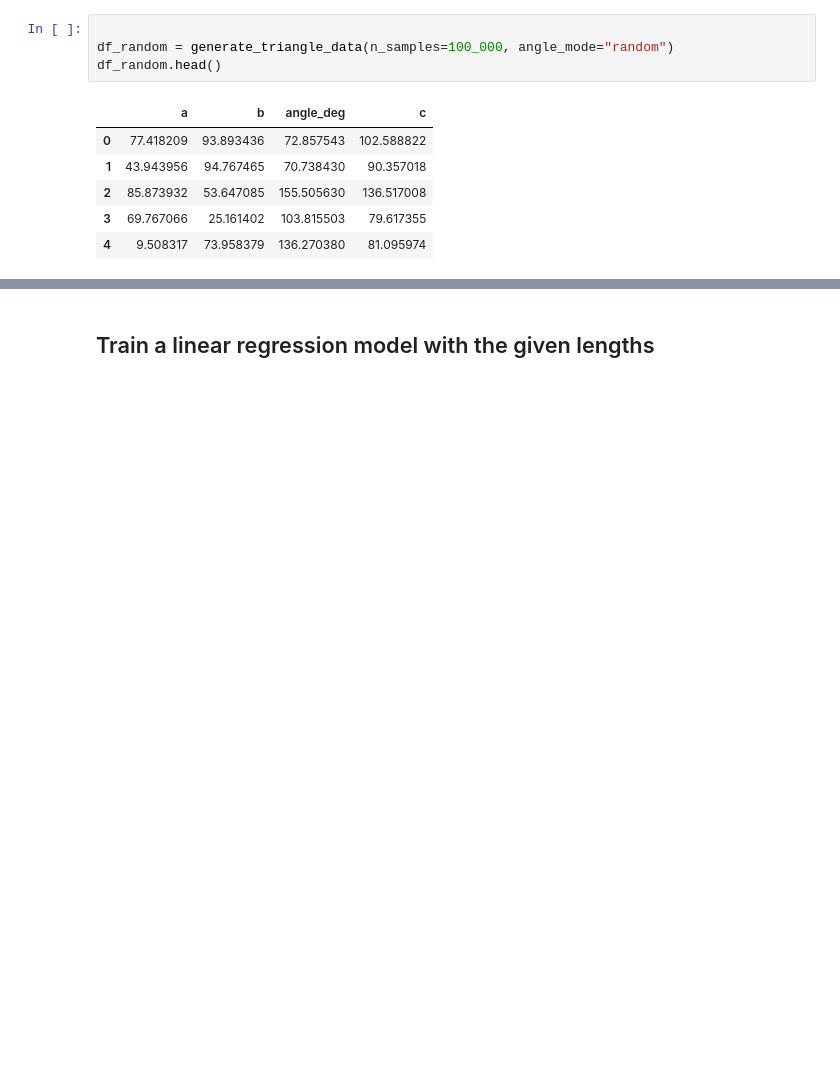
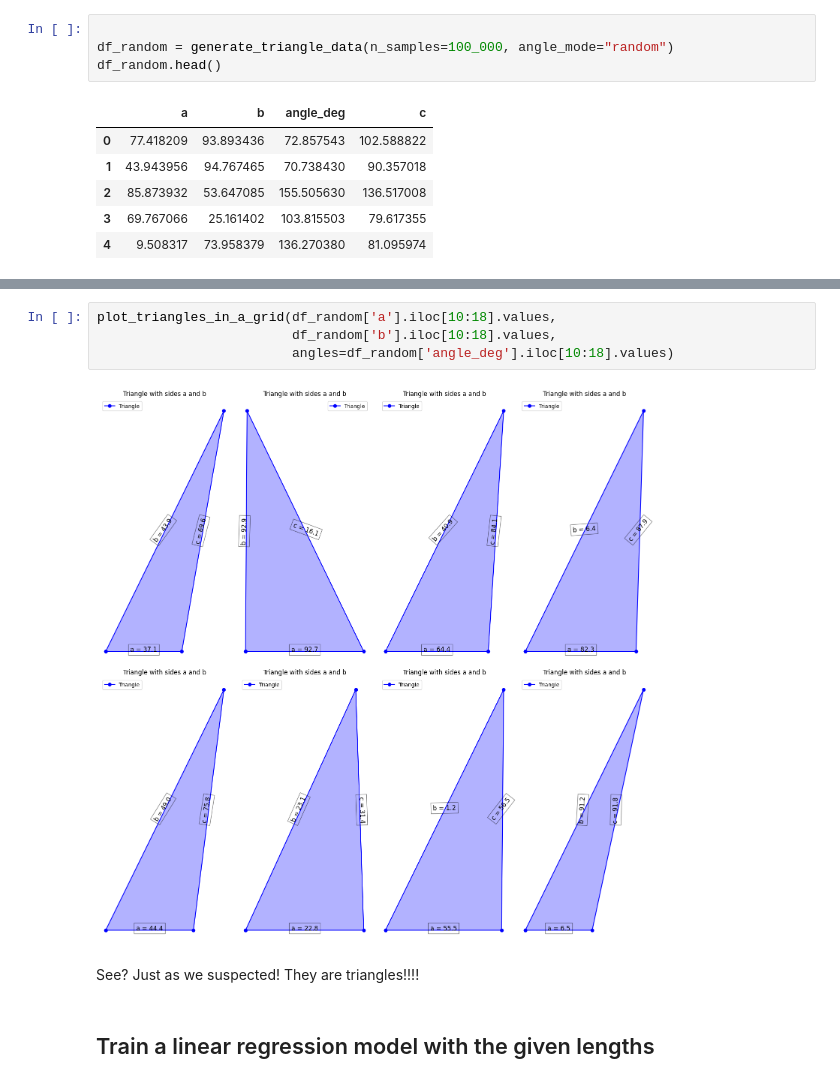
Before and after one commit to KaraMelih/HypotAI, a Jupyter notebook: notebooks/HypotenusProject.ipynb, the cells around one changed output, grey strips where cells are left out. Saved outputs shown, nothing was run; the diff lists cells and outputs as text; blank space fills up the shorter version.

```diff
--- a/notebooks/HypotenusProject.ipynb
+++ b/notebooks/HypotenusProject.ipynb
@@ -38,3 +46,11 @@ df_random.head()
+# %%
+plot_triangles_in_a_grid(df_random['a'].iloc[10:18].values,
+                         df_random['b'].iloc[10:18].values,
+                         angles=df_random['angle_deg'].iloc[10:18].values)
+# %% [output]
+[figure, added]
+# %% [markdown]
+See? Just as we suspected! They are triangles!!!!
 # %% [markdown]
 ## Train a linear regression model with the given lengths
 # %%
```
Also changed, not shown: parts of 3 cells of this notebook, 2 other files.
